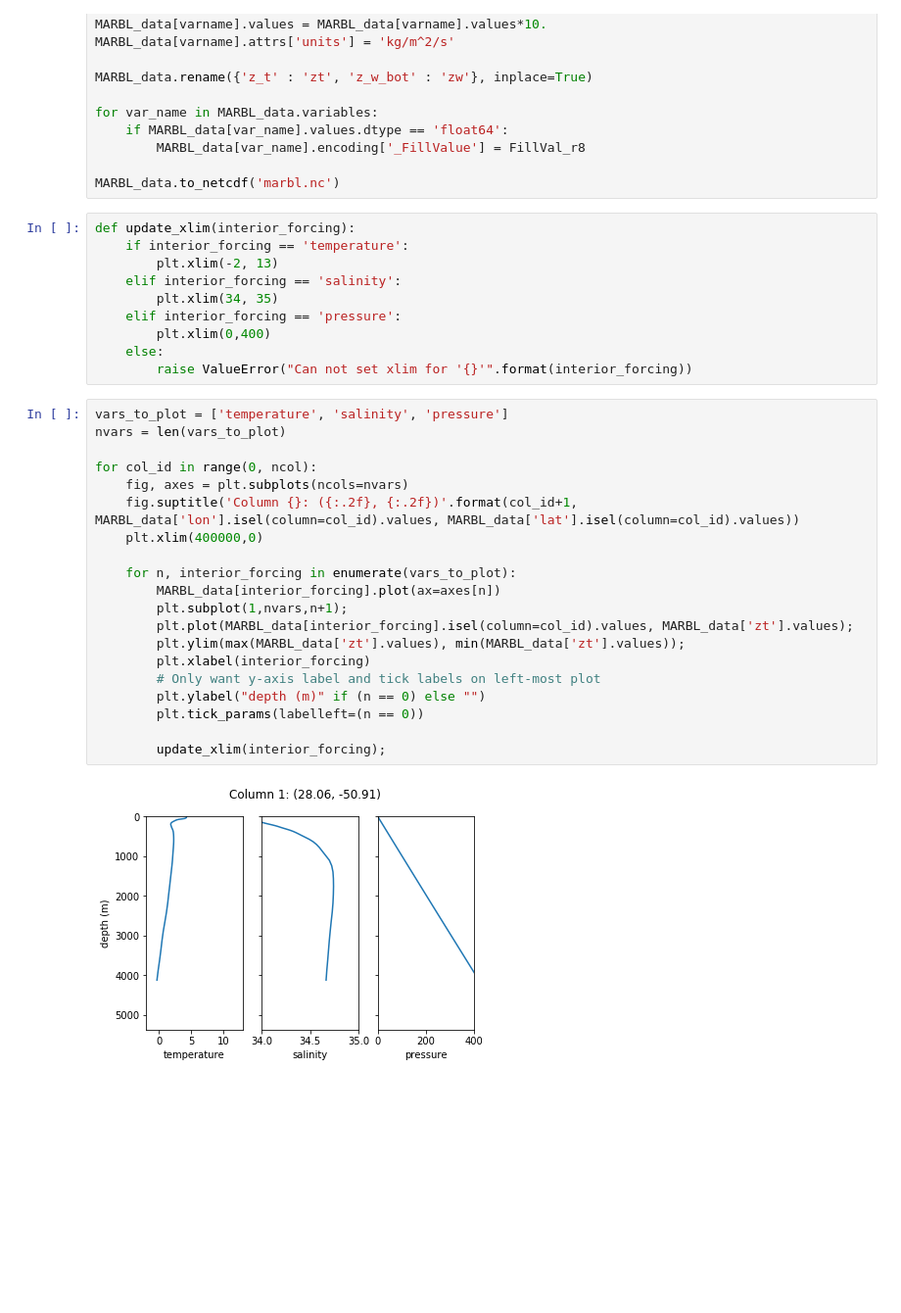
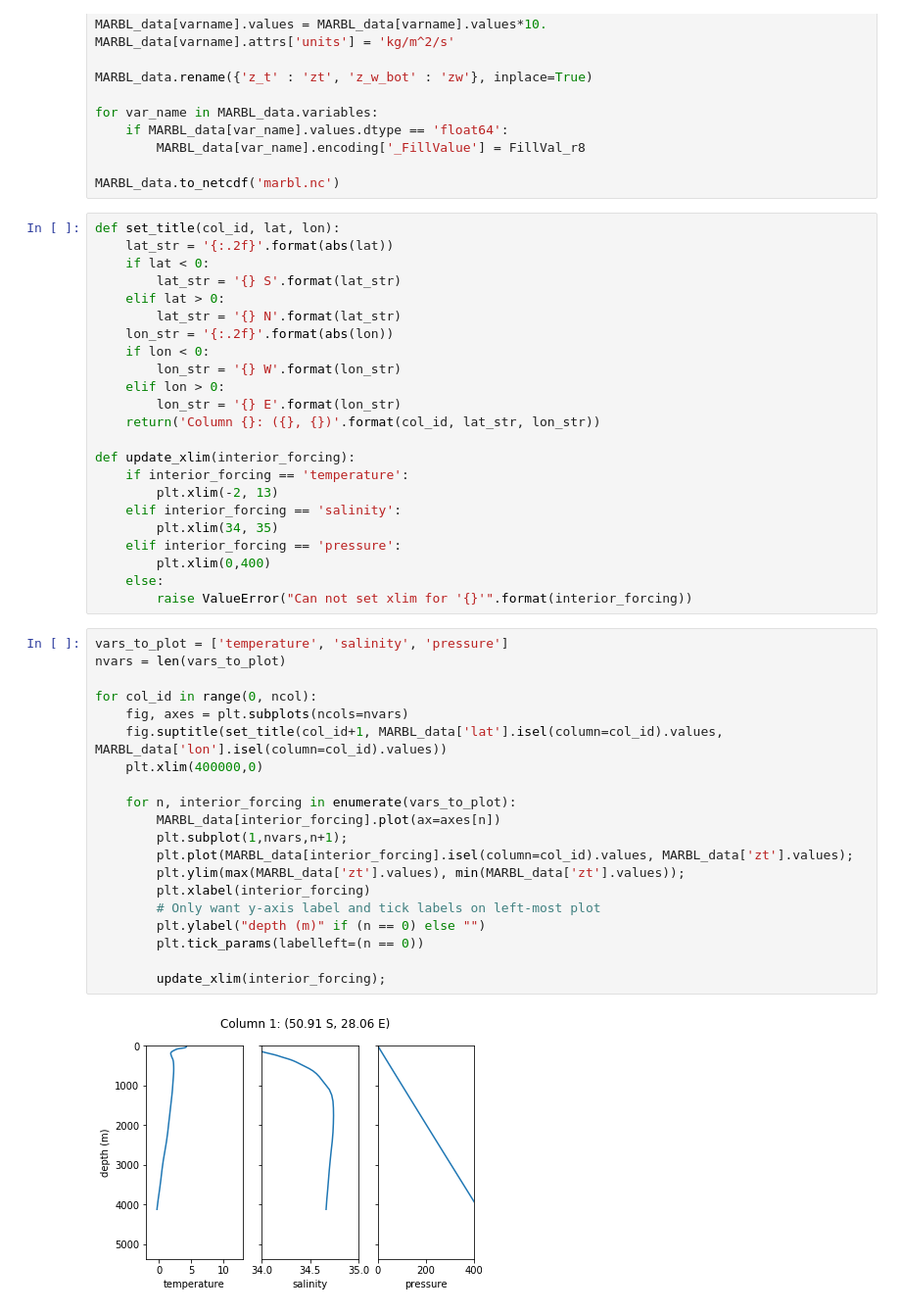
Before and after one commit to mnlevy1981/MARBL-notebooks, a Jupyter notebook: Forcing Data (with xarray).ipynb, the cells around one changed output. Shown: that part at 98% size. Saved outputs shown, nothing was run; the diff lists cells and outputs as text; blank space fills up the shorter version.

Commit message:
Improve per-column plot output
Instead of raw numbers, attach N/S to latitude and E/W to longitude

```diff
--- a/Forcing Data (with xarray).ipynb
+++ b/Forcing Data (with xarray).ipynb
@@ -195,6 +195,19 @@ for var_name in MARBL_data.variables:
 
 MARBL_data.to_netcdf('marbl.nc')
 # %%
+def set_title(col_id, lat, lon):
+    lat_str = '{:.2f}'.format(abs(lat))
+    if lat < 0:
+        lat_str = '{} S'.format(lat_str)
+    elif lat > 0:
+        lat_str = '{} N'.format(lat_str)
+    lon_str = '{:.2f}'.format(abs(lon))
+    if lon < 0:
+        lon_str = '{} W'.format(lon_str)
+    elif lon > 0:
+        lon_str = '{} E'.format(lon_str)
+    return('Column {}: ({}, {})'.format(col_id, lat_str, lon_str))
+
 def update_xlim(interior_forcing):
     if interior_forcing == 'temperature':
         plt.xlim(-2, 13)
@@ -207,22 +220,22 @@ def update_xlim(interior_forcing):
 # %%
 vars_to_plot = ['temperature', 'salinity', 'pressure']
 nvars = len(vars_to_plot)
 
 for col_id in range(0, ncol):
     fig, axes = plt.subplots(ncols=nvars)
-    fig.suptitle('Column {}: ({:.2f}, {:.2f})'.format(col_id+1, MARBL_data['lon'].isel(column=col_id).values, MARBL_data['lat'].isel(column=col_id).values))
+    fig.suptitle(set_title(col_id+1, MARBL_data['lat'].isel(column=col_id).values, MARBL_data['lon'].isel(column=col_id).values))
     plt.xlim(400000,0)
 
     for n, interior_forcing in enumerate(vars_to_plot):
         MARBL_data[interior_forcing].plot(ax=axes[n])
         plt.subplot(1,nvars,n+1);
         plt.plot(MARBL_data[interior_forcing].isel(column=col_id).values, MARBL_data['zt'].values);
         plt.ylim(max(MARBL_data['zt'].values), min(MARBL_data['zt'].values));
         plt.xlabel(interior_forcing)
         # Only want y-axis label and tick labels on left-most plot
         plt.ylabel("depth (m)" if (n == 0) else "")
         plt.tick_params(labelleft=(n == 0))
 
         update_xlim(interior_forcing);
 # %% [output]
-[figure, old version]
+[figure, new version]
```
Also changed, not shown: parts of 1 cell of this notebook.
